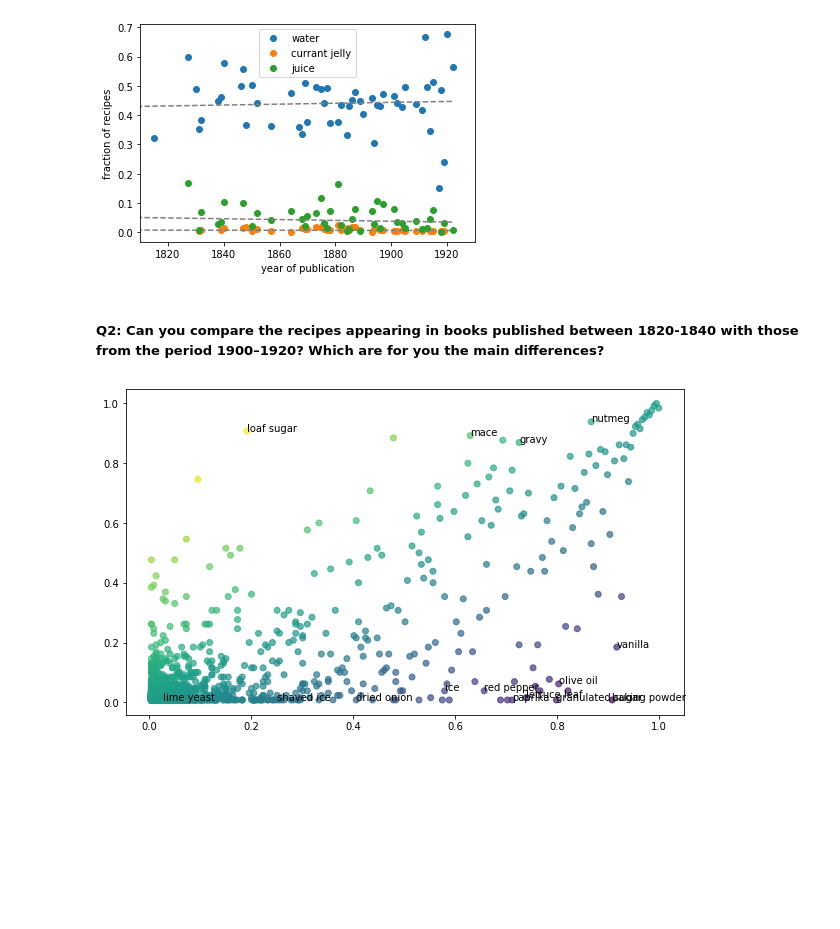
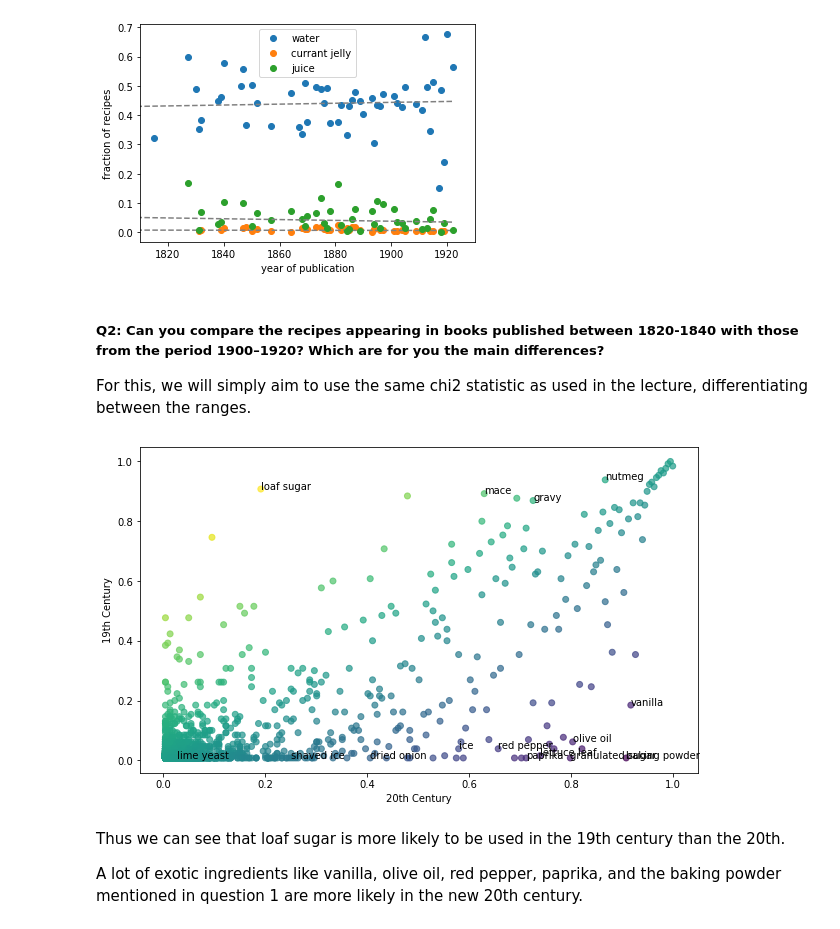
Before and after one commit to Brian6330/Digital-Humanities, a Jupyter notebook: Exercise 1/Exercise 1.ipynb, the cells around one changed output. Saved outputs shown, nothing was run; the diff lists cells and outputs as text; code cells hidden in the pictures; blank space fills up the shorter version.

```diff
--- a/Exercise 1/Exercise 1.ipynb
+++ b/Exercise 1/Exercise 1.ipynb
@@ -76,41 +78,50 @@ plt.show()
 [figure]
 # %% [markdown]
 ##### Q2: Can you compare the recipes appearing in books published between 1820-1840 with those from the period 1900–1920? Which are for you the main differences?
+
+
+For this, we will simply aim to use the same chi2 statistic as used in the lecture, differentiating between the ranges.
 # %%
-from sklearn.feature_selection import chi2
-
 labels_18 = ['18th century' if 1819 < year < 1841 else 'Unused' for year in ingredients_normalized.index]
 labels_19 = ['19th century' if 1899 < year < 1921 else 'Unused' for year in ingredients_normalized.index]
 
 keyness, _ = chi2(ingredients_normalized.fillna(0), labels_18)
 keyness_18 = pd.Series(keyness, index=ingredients_normalized.columns).sort_values(ascending=False)
 keyness, _ = chi2(ingredients_normalized.fillna(0), labels_19)
 keyness_19 = pd.Series(keyness, index=ingredients_normalized.columns).sort_values(ascending=False)
 
 keyness_18.head(n=10)
 keyness_19.head(n=10)
 
 # Step 1: compute summed ingredient counts per year (in a matrix date x ingredients)
 counts = df['ingredients'].str.split(';').groupby('date').sum().apply(pd.Series.value_counts).fillna(0)
 
 # Step 2: construct two frequency rankings, one pre- and one post-war years
 
 nineteenth_century=counts[np.logical_and(counts.index>1819, counts.index<1841)].sum().rank(method='dense', pct=True)
 twentieth_century=counts[np.logical_and(counts.index>1899, counts.index<1921)] .sum().rank(method='dense', pct=True)
 
-# Step 3: merge the pre- and post-war data frames: resulting into two dataframes
+# Step 3: merge the 19th and 20th century dataframes resulting into two dataframes
 rankings=pd.DataFrame({'19th Century': nineteenth_century, '20th Century': twentieth_century})
 
 # Step 4: produce the plot
 fig = plt.figure(figsize=(10, 6))
+plt.xlabel("20th Century")
+plt.ylabel("19th Century")
 plt.scatter(rankings['20th Century'], rankings['19th Century'],
             c=rankings['19th Century']-rankings['20th Century'],
             alpha=0.7) # c = color
+
 # Add annotations of the 20 most distinctive ingredients
 for i, row in rankings.loc[keyness_19.head(15).index].iterrows():
     plt.annotate(i, xy=(row['20th Century'], row['19th Century']))
 plt.show()
 
 grouped = df.groupby(level='date')
 # %% [output]
-[figure, old version]
+[figure, new version]
+# %% [markdown]
+Thus we can see that loaf sugar is more likely to be used in the 19th century than the 20th.
+
+A lot of exotic ingredients like vanilla, olive oil, red pepper, paprika, and the baking powder mentioned in question 1
+are more likely in the new 20th century.
```
Also changed, not shown: parts of 6 cells of this notebook, 1 other file.
